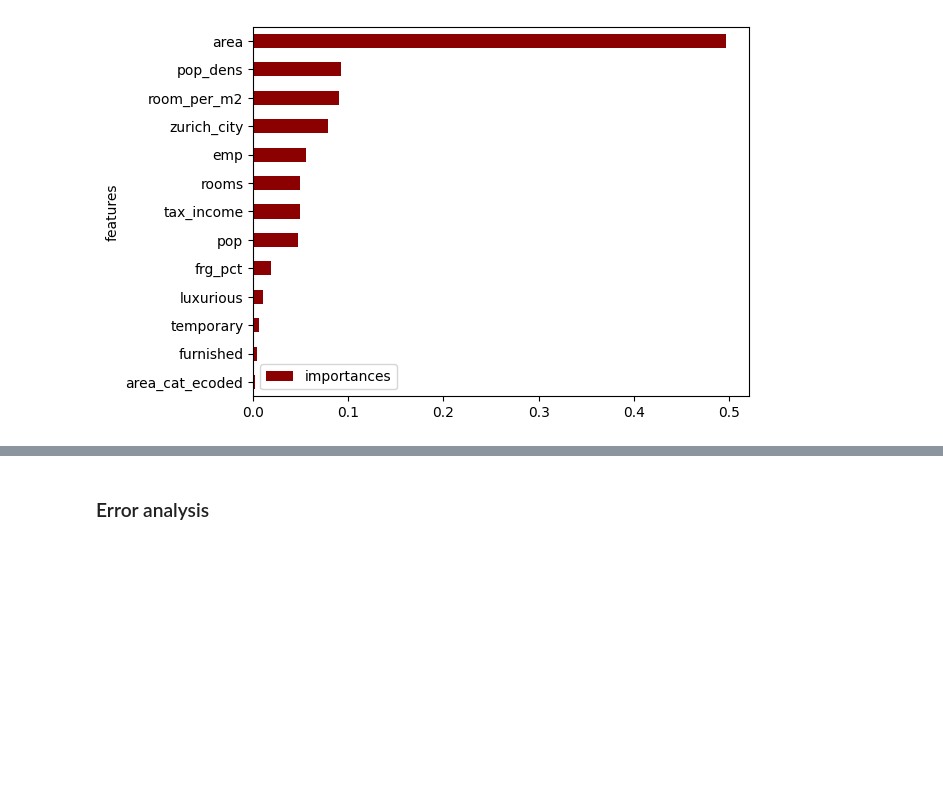
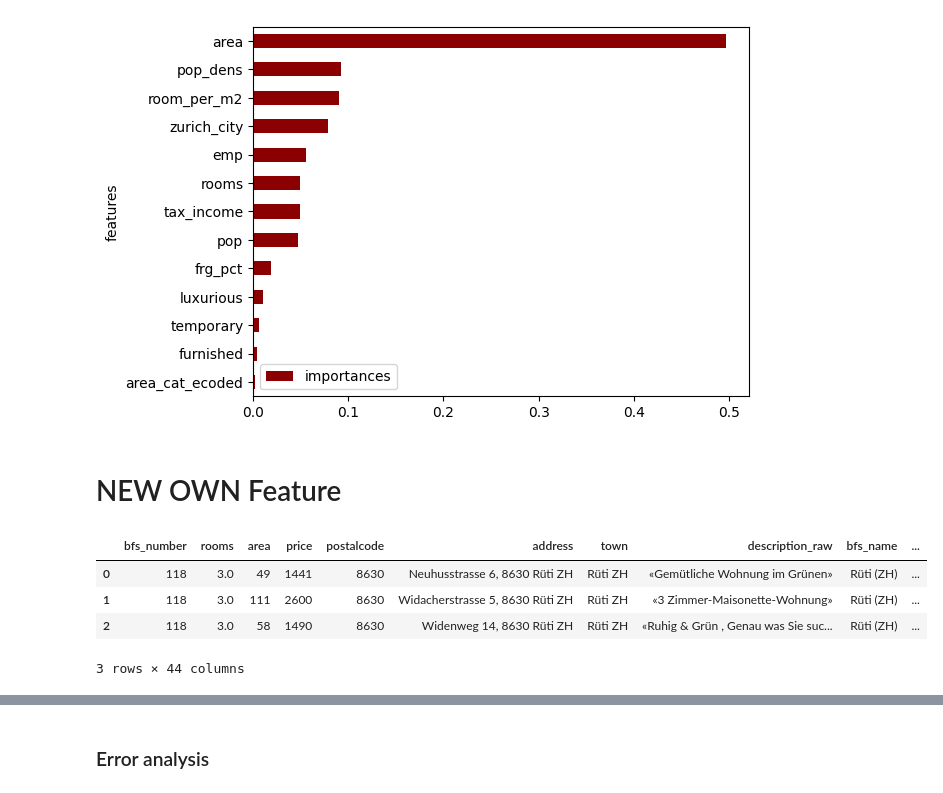
Before and after one commit to kaisest1/ai-applications-fs25, a Jupyter notebook: week2/feature_engineering.ipynb, the cells around one changed output, grey strips where cells are left out. Drawn from its saved outputs; the diff is of its cells as text; code cells hidden in the pictures; blank space fills up the shorter version.

```diff
--- a/week2/feature_engineering.ipynb
+++ b/week2/feature_engineering.ipynb
@@ -457,3 +457,13 @@ df_fi.plot(kind='barh',
 # %% [output]
 <Axes: ylabel='features'>
 [figure]
+# %% [markdown]
+# NEW OWN Feature
+# %%
+df.head(3)
+# %% [output]
+|  | bfs_number | rooms | area | price | postalcode | address | town | description_raw | bfs_name | ... |
+| 0 | 118 | 3.0 | 49 | 1441 | 8630 | Neuhusstrasse 6, 8630 Rüti ZH | Rüti ZH | «Gemütliche Wohnung im Grünen» | Rüti (ZH) | ... |
+| 1 | 118 | 3.0 | 111 | 2600 | 8630 | Widacherstrasse 5, 8630 Rüti ZH | Rüti ZH | «3 Zimmer-Maisonette-Wohnung» | Rüti (ZH) | ... |
+| 2 | 118 | 3.0 | 58 | 1490 | 8630 | Widenweg 14, 8630 Rüti ZH | Rüti ZH | «Ruhig & Grün , Genau was Sie suc... | Rüti (ZH) | ... |
+3 rows × 44 columns
```
Also changed, not shown: parts of 11 cells of this notebook, 12 other files.
